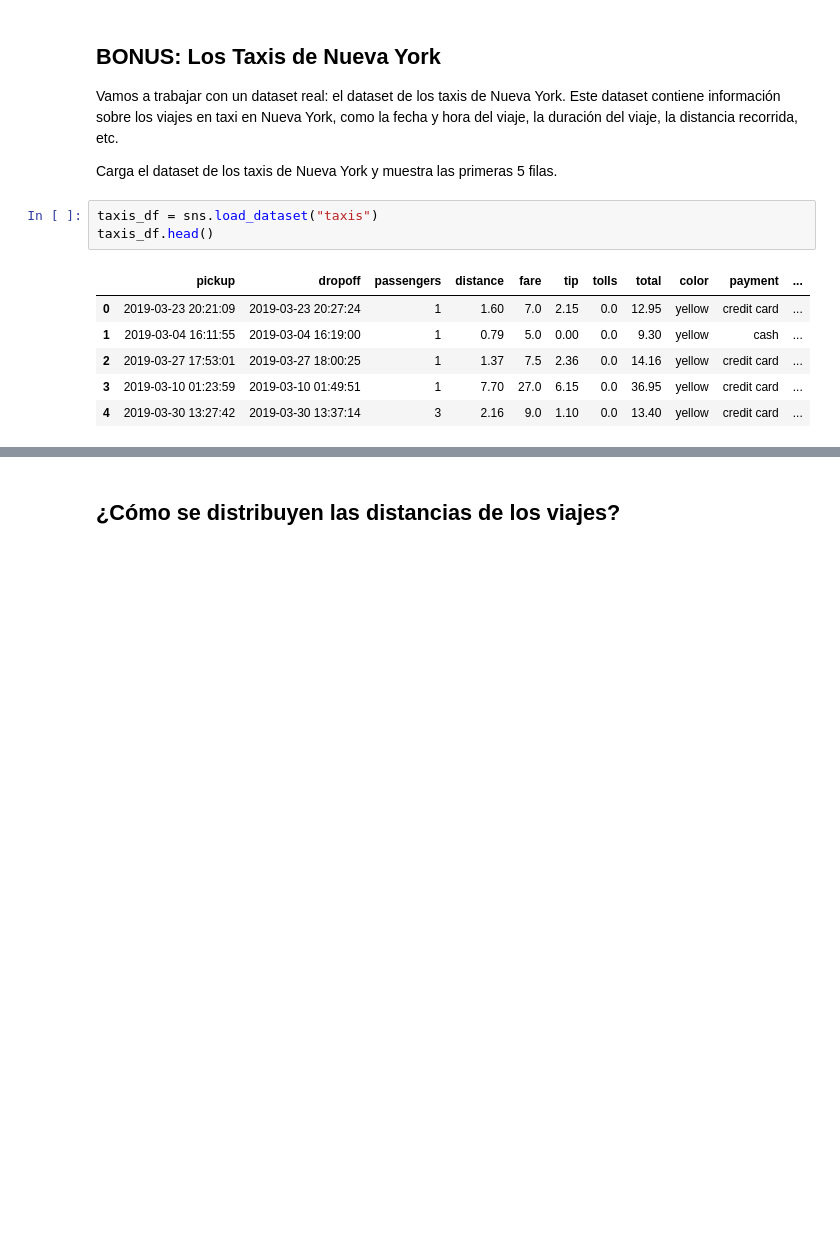
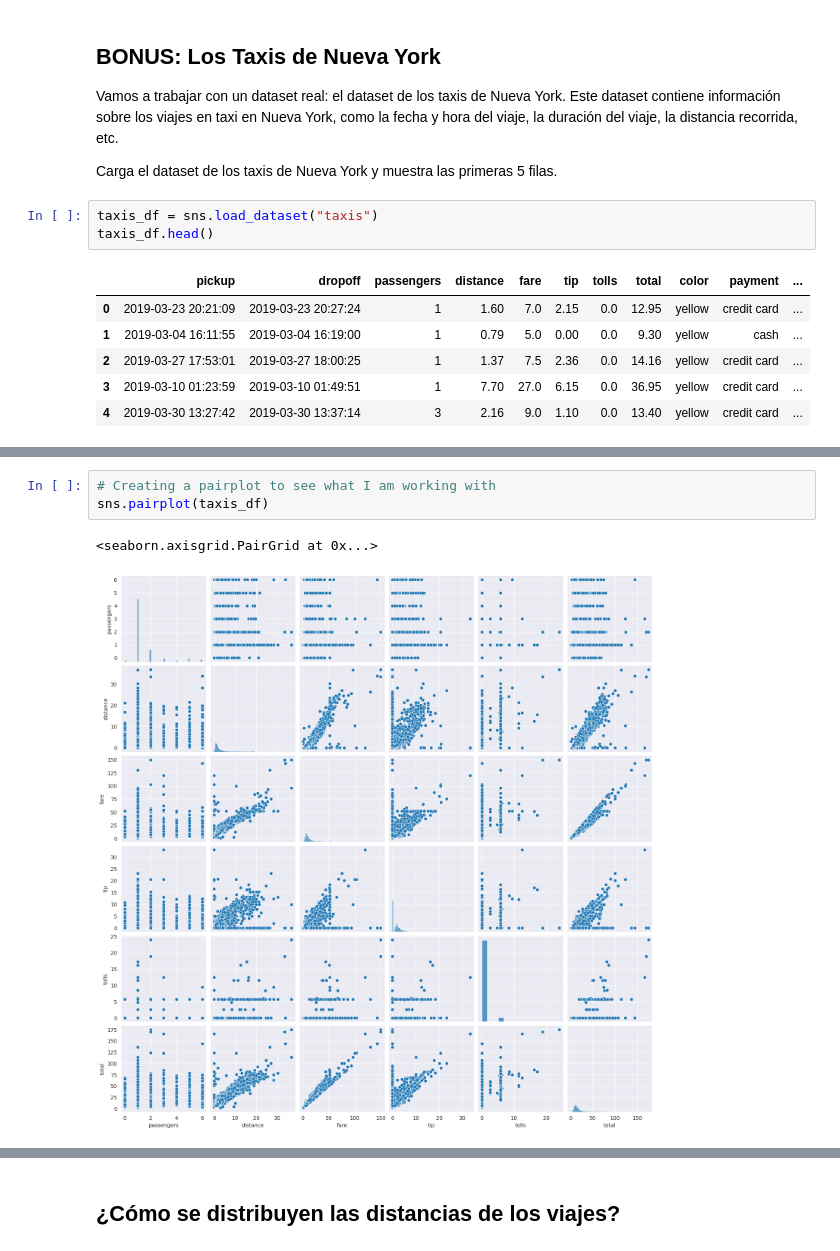
Before and after one commit to MarinaHolland/Python-Intro-for-Data-Science-at-CodeSpace, a Jupyter notebook: Notebooks/Lesson IV - Matplotlib and Seaborn.ipynb, the cells around one changed output, grey strips where cells are left out. Cells and saved outputs as stored; diff of their text form; blank space fills up the shorter version.

Commit message:
added some figures

```diff
--- a/Notebooks/Lesson IV - Matplotlib and Seaborn.ipynb
+++ b/Notebooks/Lesson IV - Matplotlib and Seaborn.ipynb
@@ -404,0 +437,6 @@ Responde a las siguientes preguntas:
+# %%
+# Creating a pairplot to see what I am working with
+sns.pairplot(taxis_df)
+# %% [output]
+<seaborn.axisgrid.PairGrid at 0x...>
+[figure, added]
```
Also changed, not shown: parts of 22 cells of this notebook.
